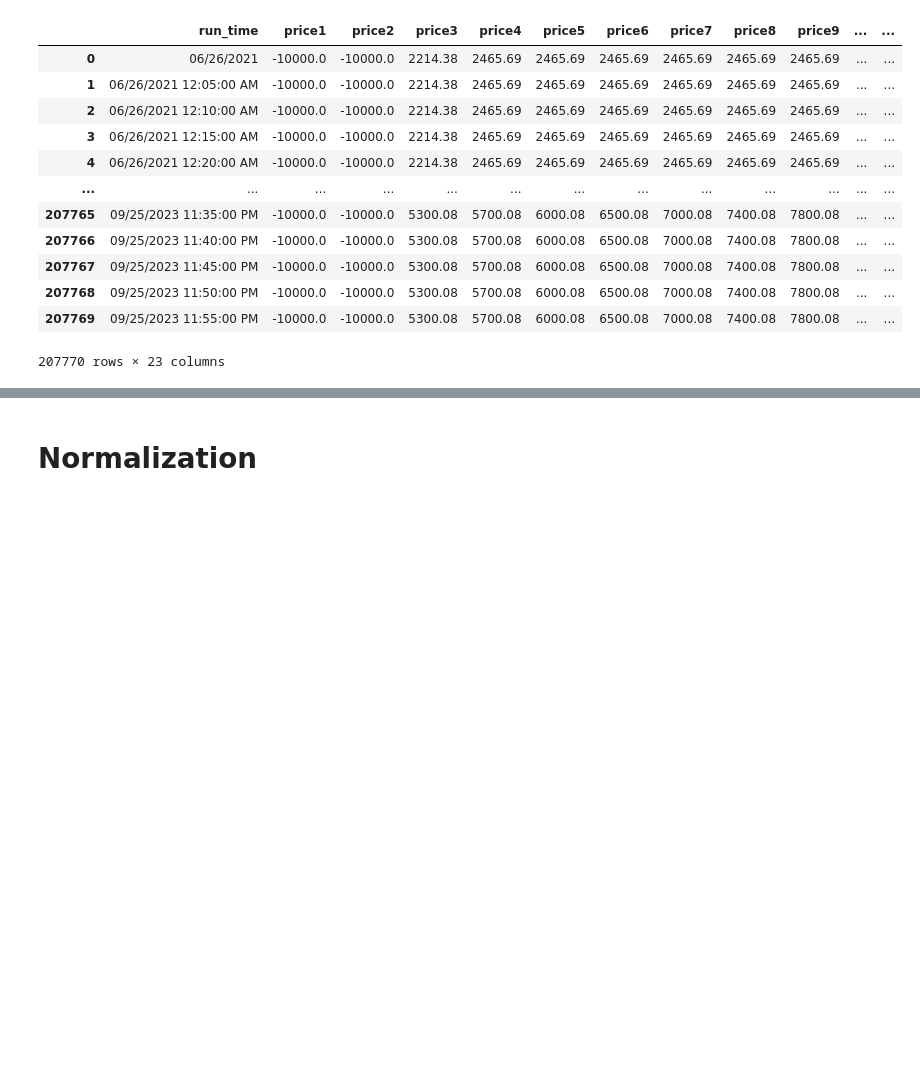
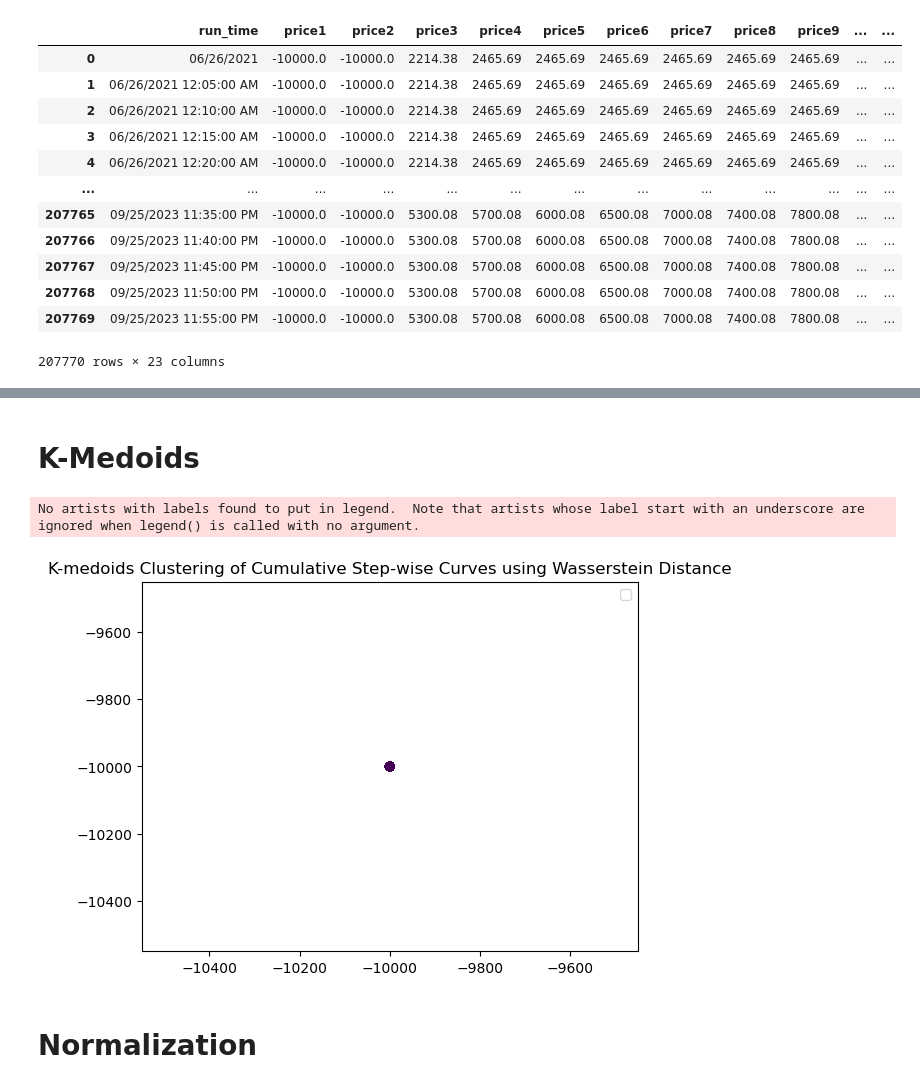
Before and after one commit to gbrosell/maroon-archers, a Jupyter notebook: Feature_Engineering.ipynb, the cells around one changed output, grey strips where cells are left out. Drawn from its saved outputs; the diff is of its cells as text; code cells hidden in the pictures; blank space fills up the shorter version.

```diff
--- a/Feature_Engineering.ipynb
+++ b/Feature_Engineering.ipynb
@@ -218,3 +229,38 @@ array([[-10000.  , -10000.  , -10000.  , ...,   4638.61,   4638.61,
+# %% [markdown]
+# K-Medoids
+# %%
+# Reshape the curves for K-medoids clustering
+curves_reshaped = price_series.reshape(500, -1)
+
+# Number of clusters (you can choose an appropriate value for your case)
+n_clusters = 3
+
+# Function to calculate the Wasserstein distance between two curves
+def curve_distance(curve1, curve2):
+    curve1_flat = curve1.flatten()
+    curve2_flat = curve2.flatten()
+    distance = wasserstein_distance(curve1_flat, curve2_flat)
+    return distance
+
+# Initialize K-medoids model with Wasserstein distance metric
+kmedoids = KMedoids(n_clusters=n_clusters, metric=curve_distance)
+
+# Fit the model to the data
+kmedoids.fit(curves_reshaped)
+
+# Get cluster labels and cluster medoids
+cluster_labels = kmedoids.labels_
+cluster_medoids = kmedoids.cluster_centers_
+
+# Visualize the clustering results (for simplicity, plotting only first two dimensions)
+plt.scatter(curves_reshaped[:, 0], curves_reshaped[:, 1], c=cluster_labels, cmap='viridis')
+#plt.scatter(cluster_medoids[:, 0], cluster_medoids[:, 1], c='red', marker='X', s=100, label='Medoids')
+plt.legend()
+plt.title('K-medoids Clustering of Cumulative Step-wise Curves using Wasserstein Distance')
+plt.show()
+# %% [output]
+No artists with labels found to put in legend.  Note that artists whose label start with an underscore are ignored when legend() is called with no argument.
+[figure, added]
 # %% [markdown]
 # Normalization
 # %%
```
Also changed, not shown: parts of 16 cells of this notebook.
